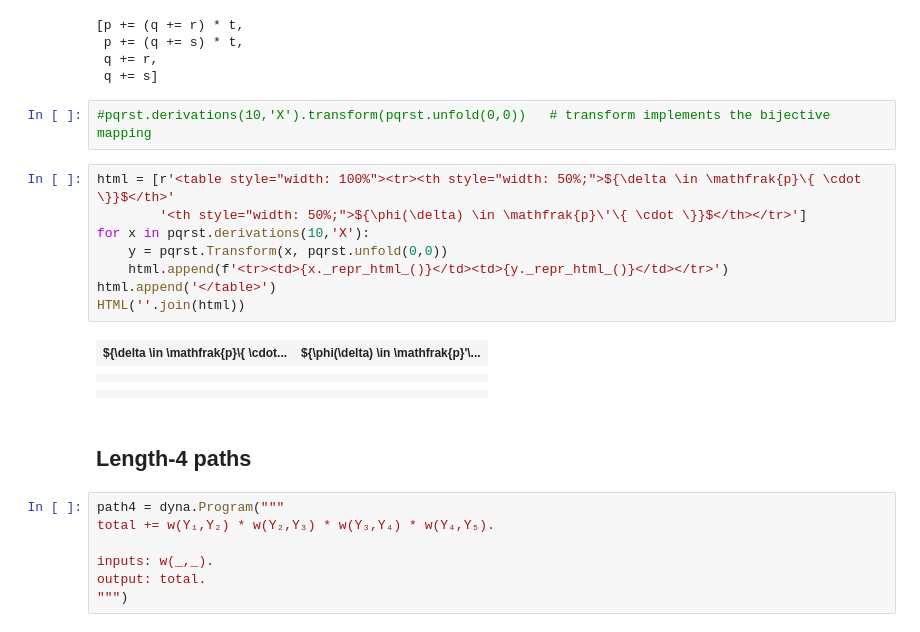
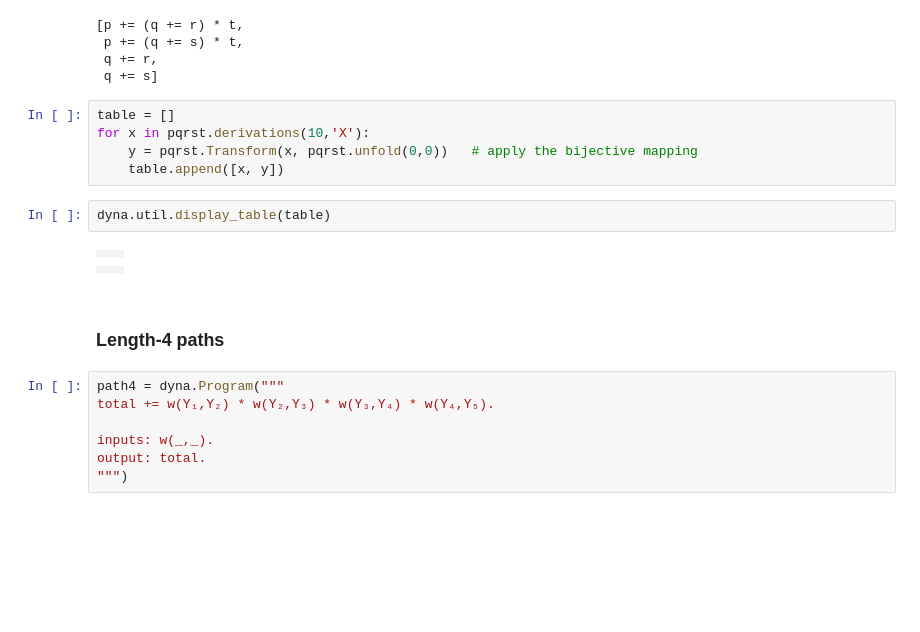
Before and after one commit to timvieira/dyna-pi, a Jupyter notebook: docs/Demo.ipynb, the cells around one changed output. Drawn from its saved outputs; the diff is of its cells as text; blank space fills up the shorter version.

```diff
--- a/docs/Demo.ipynb
+++ b/docs/Demo.ipynb
@@ -269,24 +312,20 @@ pqrst.derivations(10,'X')
  p += (q += s) * t,
  q += r,
  q += s]
-# %%
-#pqrst.derivations(10,'X').transform(pqrst.unfold(0,0))   # transform implements the bijective mapping
-# %%
-html = [r'<table style="width: 100%"><tr><th style="width: 50%;">${\delta \in \mathfrak{p}\{ \cdot \}}$</th>'
-        '<th style="width: 50%;">${\phi(\delta) \in \mathfrak{p}\'\{ \cdot \}}$</th></tr>']
-for x in pqrst.derivations(10,'X'):
-    y = pqrst.Transform(x, pqrst.unfold(0,0))
-    html.append(f'<tr><td>{x._repr_html_()}</td><td>{y._repr_html_()}</td></tr>')
-html.append('</table>')
-HTML(''.join(html))
-# %% [output]
-| ${\delta \in \mathfrak{p}\{ \cdot... | ${\phi(\delta) \in \mathfrak{p}'\... |
-|  |  |
-|  |  |
-|  |  |
-|  |  |
+# %%
+table = []
+for x in pqrst.derivations(10,'X'):
+    y = pqrst.Transform(x, pqrst.unfold(0,0))   # apply the bijective mapping
+    table.append([x, y])
+# %%
+dyna.util.display_table(table)
+# %% [output]
+|  |  |
+|  |  |
+|  |  |
+|  |  |
 # %% [markdown]
-## Length-4 paths
+### Length-4 paths
 # %%
 path4 = dyna.Program("""
 total += w(Y₁,Y₂) * w(Y₂,Y₃) * w(Y₃,Y₄) * w(Y₄,Y₅).
```
Also changed, not shown: parts of 89 cells of this notebook, 5 other files.
